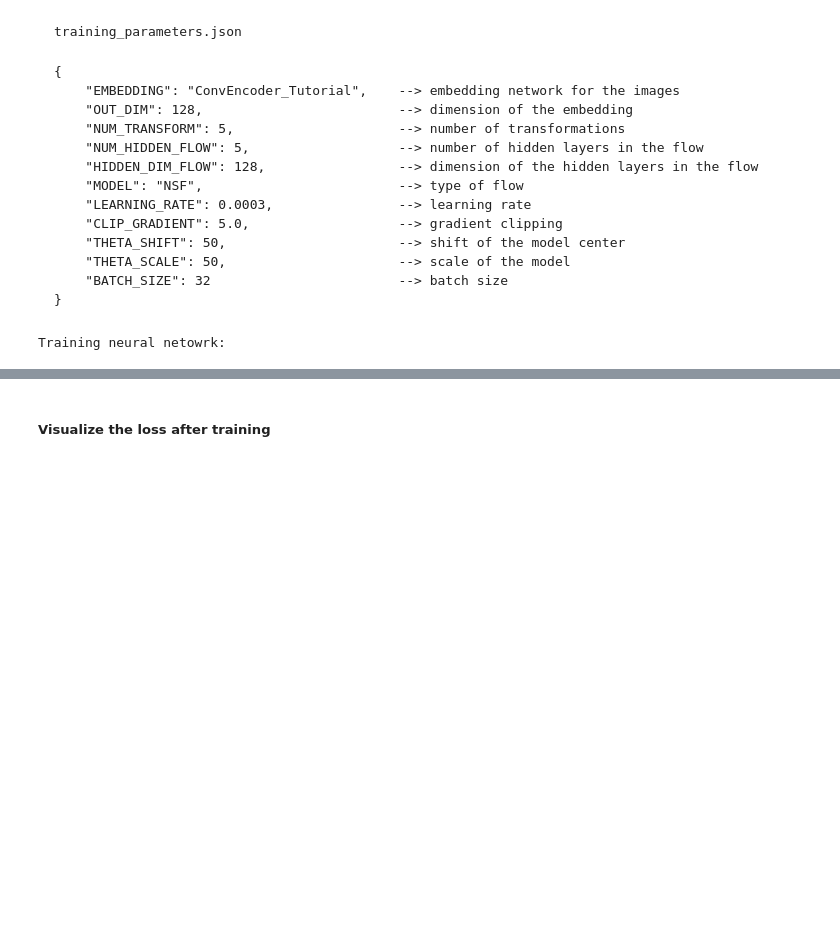
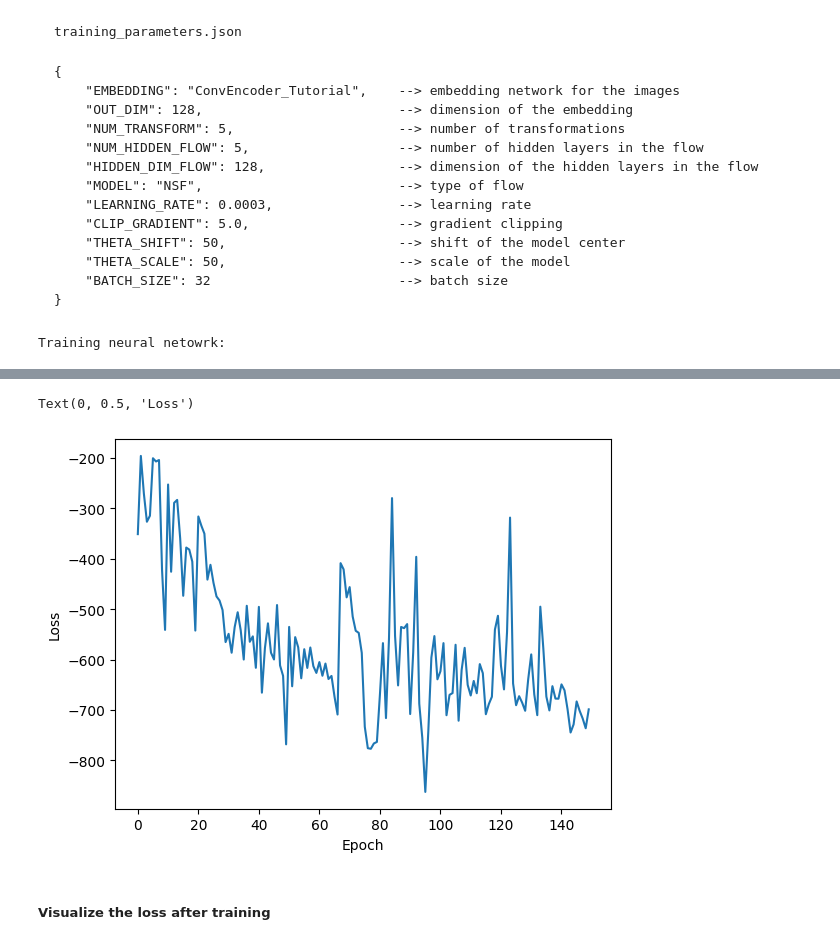
Before and after one commit to dariagusew/cryoSBI, a Jupyter notebook: tutorials/NLE/test_nle.ipynb, the cells around one changed output, grey strips where cells are left out. Cells and saved outputs as stored; diff of their text form; code cells hidden in the pictures; blank space fills up the shorter version.

```diff
--- a/tutorials/NLE/test_nle.ipynb
+++ b/tutorials/NLE/test_nle.ipynb
@@ -178,2 +194,10 @@ Training neural netowrk:
+# %%
+plt.plot(torch.load("tutorial.loss"))
+plt.xlabel("Epoch")
+plt.ylabel("Loss")
+#0.0006
+# %% [output]
+Text(0, 0.5, 'Loss')
+[figure, added]
 # %% [markdown]
 ##### Visualize the loss after training
```
Also changed, not shown: parts of 8 cells of this notebook, 5 other files.
